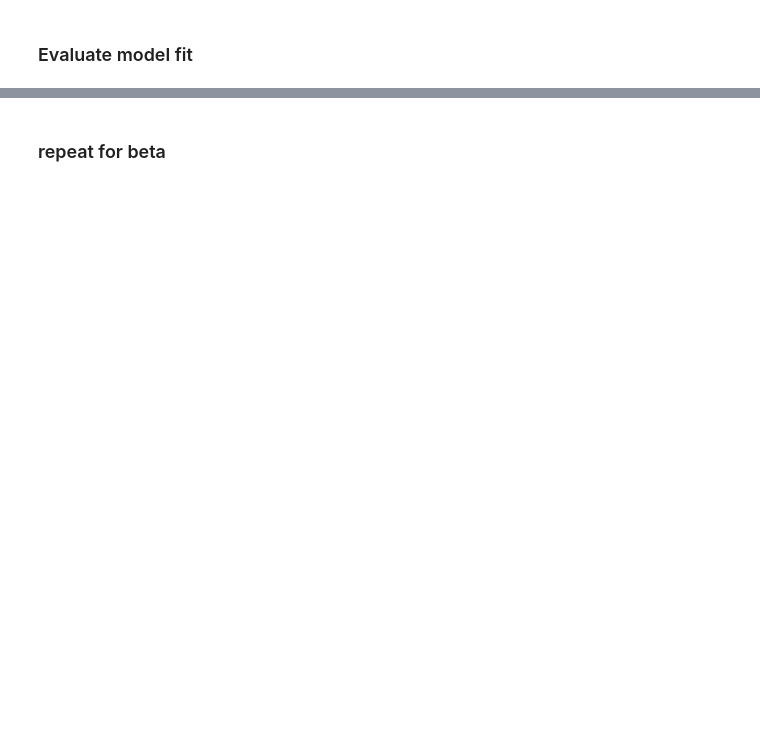
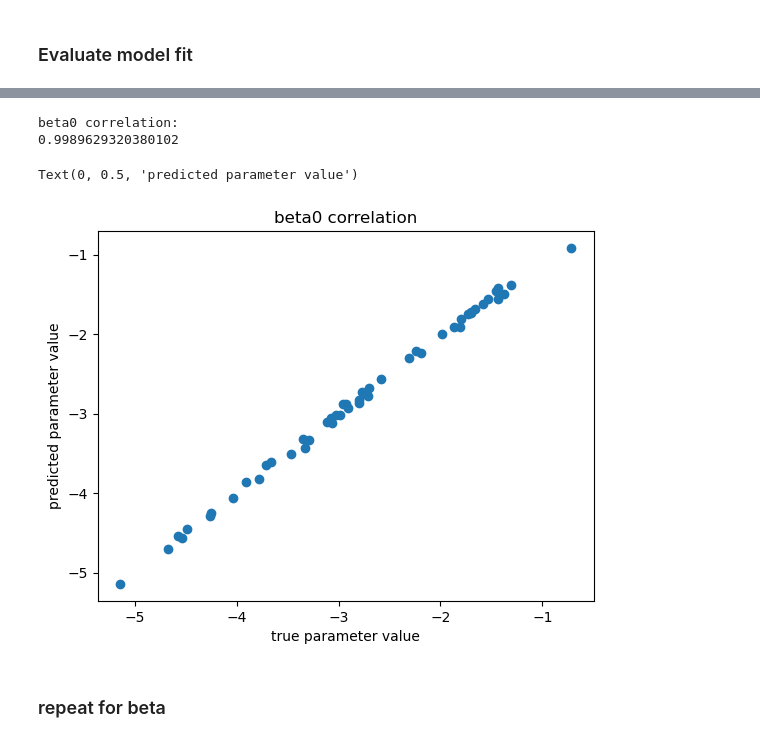
Before and after one commit to skambha6/tissue_purifier_sk, a Jupyter notebook: src/tissue_purifier/genex/pyro_simulations_from_scratch.ipynb, the cells around one changed output, grey strips where cells are left out. Cells and saved outputs as stored; diff of their text form; code cells hidden in the pictures; blank space fills up the shorter version.

```diff
--- a/src/tissue_purifier/genex/pyro_simulations_from_scratch.ipynb
+++ b/src/tissue_purifier/genex/pyro_simulations_from_scratch.ipynb
@@ -279,15 +324,21 @@ plt.title('beta0')
 # %%
 ## beta 0 correlation
 print("beta0 correlation:")
-print(np.corrcoef(beta0_k1g_norm.detach().numpy().flatten(), pred_beta0_k1g.detach().numpy().flatten())[0,1])
+print(np.corrcoef(beta0_k1g_norm.detach().numpy().flatten(), pred_beta0_k1g.detach().cpu().numpy().flatten())[0,1])
+# %% [output]
+beta0 correlation:
+0.9989629320380102
 # %%
 # gene_dataset.counts[gene_dataset.cell_type_ids == 0].sum(dim=0)/gene_dataset.counts[gene_dataset.cell_type_ids == 0].sum(dim=0).sum()
 # gene_dataset.counts[gene_dataset.cell_type_ids == 1].sum(dim=0)/gene_dataset.counts[gene_dataset.cell_type_ids == 1].sum(dim=0).sum()
 # %%
-plt.scatter(beta0_k1g_norm.detach().numpy().flatten(), pred_beta0_k1g.detach().numpy().flatten())
+plt.scatter(beta0_k1g_norm.detach().numpy().flatten(), pred_beta0_k1g.detach().cpu().numpy().flatten())
 plt.title('beta0 correlation')
 plt.xlabel('true parameter value')
 plt.ylabel('predicted parameter value')
+# %% [output]
+Text(0, 0.5, 'predicted parameter value')
+[figure, added]
 # %% [markdown]
 ### repeat for beta
 # %%
```
Also changed, not shown: parts of 22 cells of this notebook, 2 other files.
